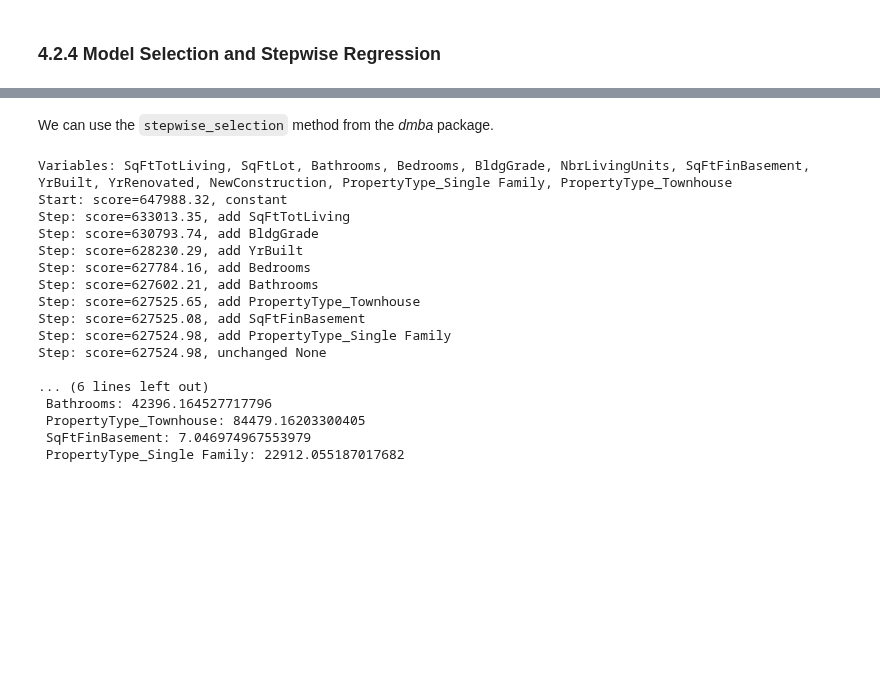
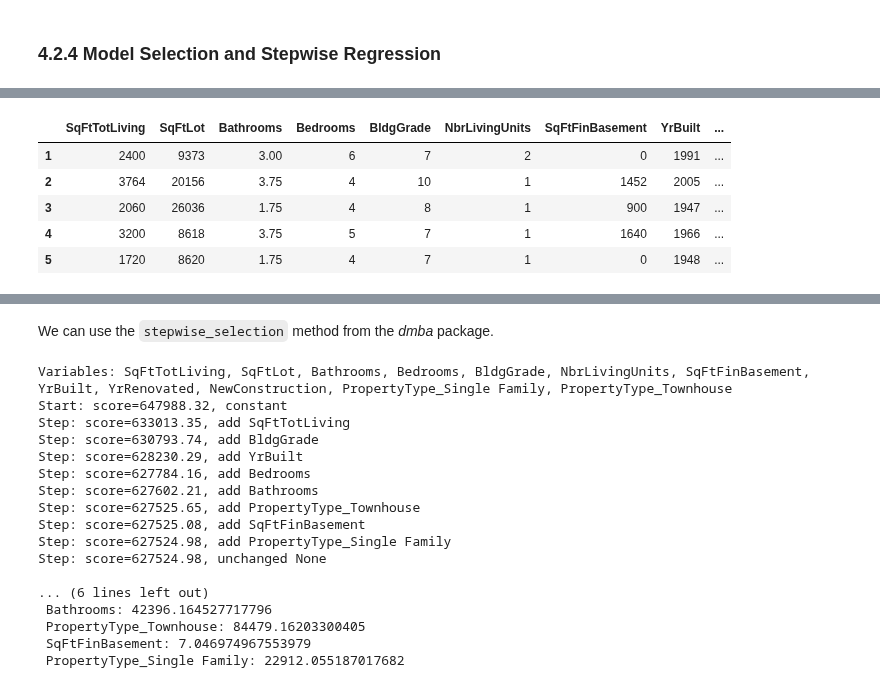
Before and after one commit to young-hwanlee/my-practical-statistics-for-data-scientists, a Jupyter notebook: Chapter_4_Regression_and_Prediction.ipynb, the cells around one changed output, grey strips where cells are left out. Cells and saved outputs as stored; diff of their text form; code cells hidden in the pictures; blank space fills up the shorter version.

```diff
--- a/Chapter_4_Regression_and_Prediction.ipynb
+++ b/Chapter_4_Regression_and_Prediction.ipynb
@@ -276,3 +328,12 @@ Warnings:
 [1] Standard Errors assume that the covariance matrix of the errors is correctly specified.
 [2] The condition number is large, 2.98e+06. This might indicate that there are
 strong multicollinearity or other numerical problems.
+# %%
+pd.get_dummies(house[predictors], drop_first=True).head()   # don't use the 1st category - PropertyType_Multiplex
+# %% [output]
+|  | SqFtTotLiving | SqFtLot | Bathrooms | Bedrooms | BldgGrade | NbrLivingUnits | SqFtFinBasement | YrBuilt | ... |
+| 1 | 2400 | 9373 | 3.00 | 6 | 7 | 2 | 0 | 1991 | ... |
+| 2 | 3764 | 20156 | 3.75 | 4 | 10 | 1 | 1452 | 2005 | ... |
+| 3 | 2060 | 26036 | 1.75 | 4 | 8 | 1 | 900 | 1947 | ... |
+| 4 | 3200 | 8618 | 3.75 | 5 | 7 | 1 | 1640 | 1966 | ... |
+| 5 | 1720 | 8620 | 1.75 | 4 | 7 | 1 | 0 | 1948 | ... |
```
Also changed, not shown: parts of 48 cells of this notebook.
